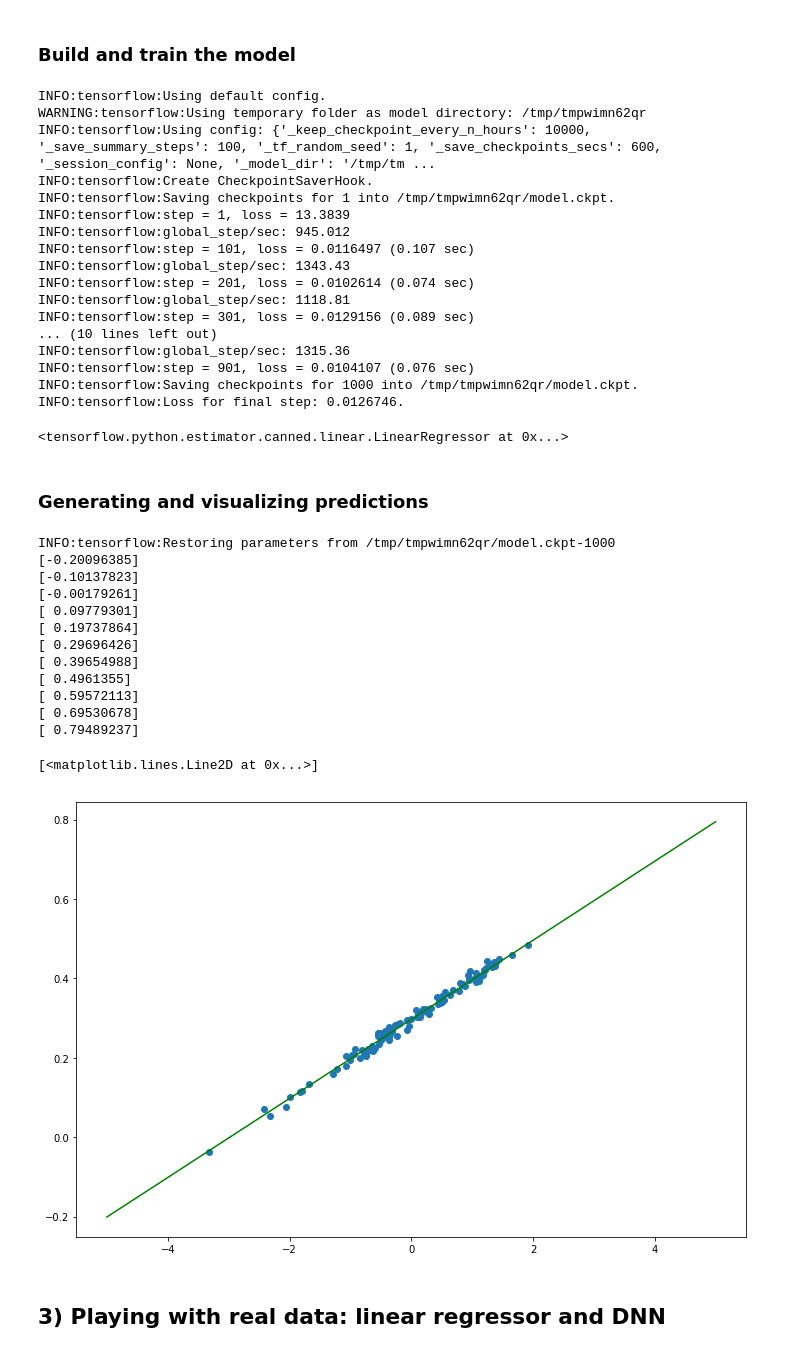
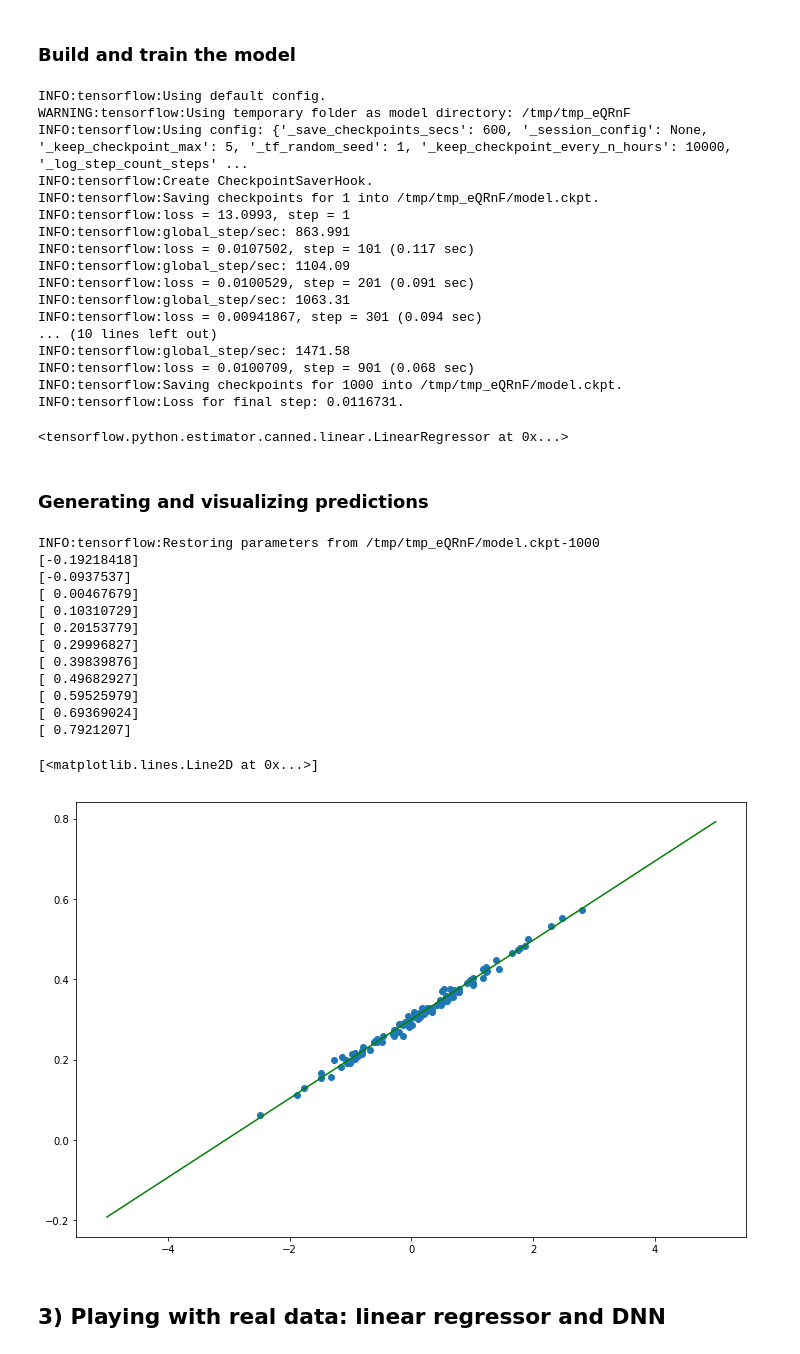
Before and after one commit to hereismari/tensorflow-workshop, a Jupyter notebook: workshops/cdnextcon_2017/Walk-Through.ipynb, the cells around one changed output. Saved outputs shown, nothing was run; the diff lists cells and outputs as text; code cells hidden in the pictures.

```diff
--- a/workshops/cdnextcon_2017/Walk-Through.ipynb
+++ b/workshops/cdnextcon_2017/Walk-Through.ipynb
@@ -128,26 +127,26 @@ features = [tf.feature_column.numeric_column('x')] # because x is a real number
 # %% [markdown]
 ### Build and train the model
 # %%
-estimator = tf.contrib.learn.LinearRegressor(features)
+estimator = tf.estimator.LinearRegressor(features)
 estimator.train(train_input, steps = 1000)
 # %% [output]
 INFO:tensorflow:Using default config.
-WARNING:tensorflow:Using temporary folder as model directory: /tmp/tmpwimn62qr
-INFO:tensorflow:Using config: {'_keep_checkpoint_every_n_hours': 10000, '_save_summary_steps': 100, '_tf_random_seed': 1, '_save_checkpoints_secs': 600, '_session_config': None, '_model_dir': '/tmp/tm ...
+WARNING:tensorflow:Using temporary folder as model directory: /tmp/tmp_eQRnF
+INFO:tensorflow:Using config: {'_save_checkpoints_secs': 600, '_session_config': None, '_keep_checkpoint_max': 5, '_tf_random_seed': 1, '_keep_checkpoint_every_n_hours': 10000, '_log_step_count_steps' ...
 INFO:tensorflow:Create CheckpointSaverHook.
-INFO:tensorflow:Saving checkpoints for 1 into /tmp/tmpwimn62qr/model.ckpt.
-INFO:tensorflow:step = 1, loss = 13.3839
-INFO:tensorflow:global_step/sec: 945.012
-INFO:tensorflow:step = 101, loss = 0.0116497 (0.107 sec)
-INFO:tensorflow:global_step/sec: 1343.43
-INFO:tensorflow:step = 201, loss = 0.0102614 (0.074 sec)
-INFO:tensorflow:global_step/sec: 1118.81
-INFO:tensorflow:step = 301, loss = 0.0129156 (0.089 sec)
+INFO:tensorflow:Saving checkpoints for 1 into /tmp/tmp_eQRnF/model.ckpt.
+INFO:tensorflow:loss = 13.0993, step = 1
+INFO:tensorflow:global_step/sec: 863.991
+INFO:tensorflow:loss = 0.0107502, step = 101 (0.117 sec)
+INFO:tensorflow:global_step/sec: 1104.09
+INFO:tensorflow:loss = 0.0100529, step = 201 (0.091 sec)
+INFO:tensorflow:global_step/sec: 1063.31
+INFO:tensorflow:loss = 0.00941867, step = 301 (0.094 sec)
 ... (10 lines left out)
-INFO:tensorflow:global_step/sec: 1315.36
-INFO:tensorflow:step = 901, loss = 0.0104107 (0.076 sec)
-INFO:tensorflow:Saving checkpoints for 1000 into /tmp/tmpwimn62qr/model.ckpt.
-INFO:tensorflow:Loss for final step: 0.0126746.
+INFO:tensorflow:global_step/sec: 1471.58
+INFO:tensorflow:loss = 0.0100709, step = 901 (0.068 sec)
+INFO:tensorflow:Saving checkpoints for 1000 into /tmp/tmp_eQRnF/model.ckpt.
+INFO:tensorflow:Loss for final step: 0.0116731.
 <tensorflow.python.estimator.canned.linear.LinearRegressor at 0x...>
 # %% [markdown]
 ### Generating and visualizing predictions
@@ -161,24 +160,24 @@ preds = [p['predictions'][0] for p in predictions]
 for y in predictions:
     print(y['predictions'])
 # %% [output]
-INFO:tensorflow:Restoring parameters from /tmp/tmpwimn62qr/model.ckpt-1000
-[-0.20096385]
-[-0.10137823]
-[-0.00179261]
-[ 0.09779301]
-[ 0.19737864]
-[ 0.29696426]
-[ 0.39654988]
-[ 0.4961355]
-[ 0.59572113]
-[ 0.69530678]
-[ 0.79489237]
+INFO:tensorflow:Restoring parameters from /tmp/tmp_eQRnF/model.ckpt-1000
+[-0.19218418]
+[-0.0937537]
+[ 0.00467679]
+[ 0.10310729]
+[ 0.20153779]
+[ 0.29996827]
+[ 0.39839876]
+[ 0.49682927]
+[ 0.59525979]
+[ 0.69369024]
+[ 0.7921207]
 # %%
-helpplt.scatter(x_train, y_train)
+plt.scatter(x_train, y_train)
 plt.plot(x_test_dict['x'], preds, 'g')
 # %% [output]
 [<matplotlib.lines.Line2D at 0x...>]
-[figure, old version]
+[figure, new version]
 # %% [markdown]
 ## 3) Playing with real data: linear regressor and DNN
 # %% [markdown]
```
Also changed, not shown: parts of 53 cells of this notebook.
